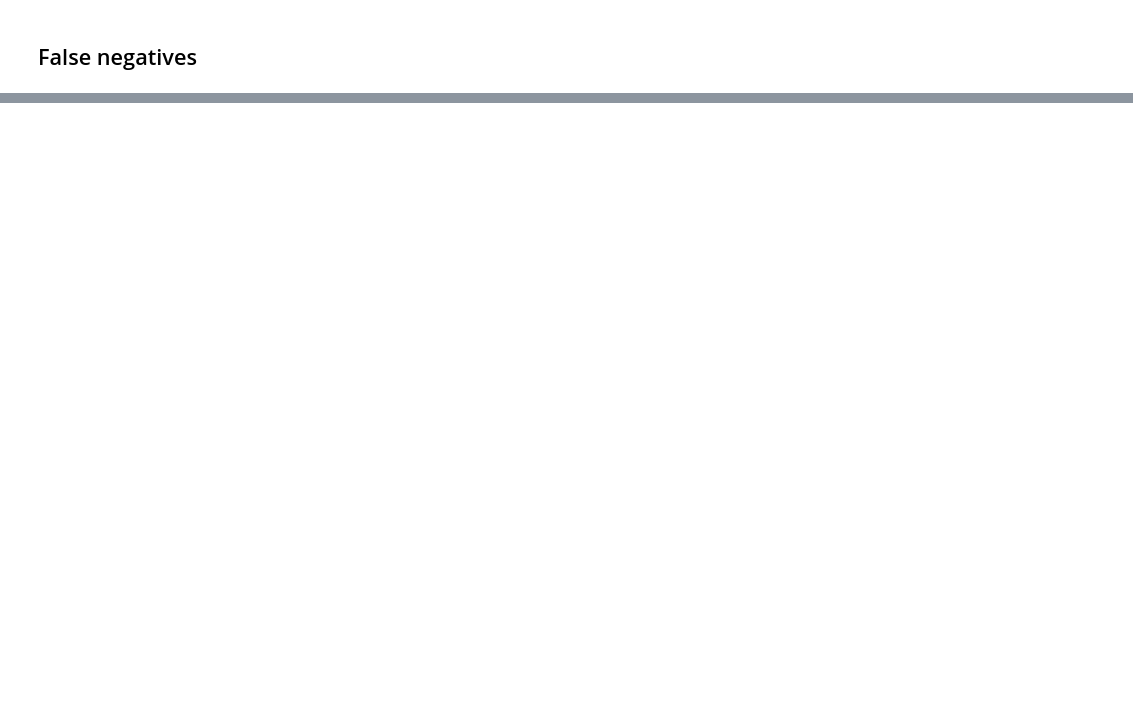
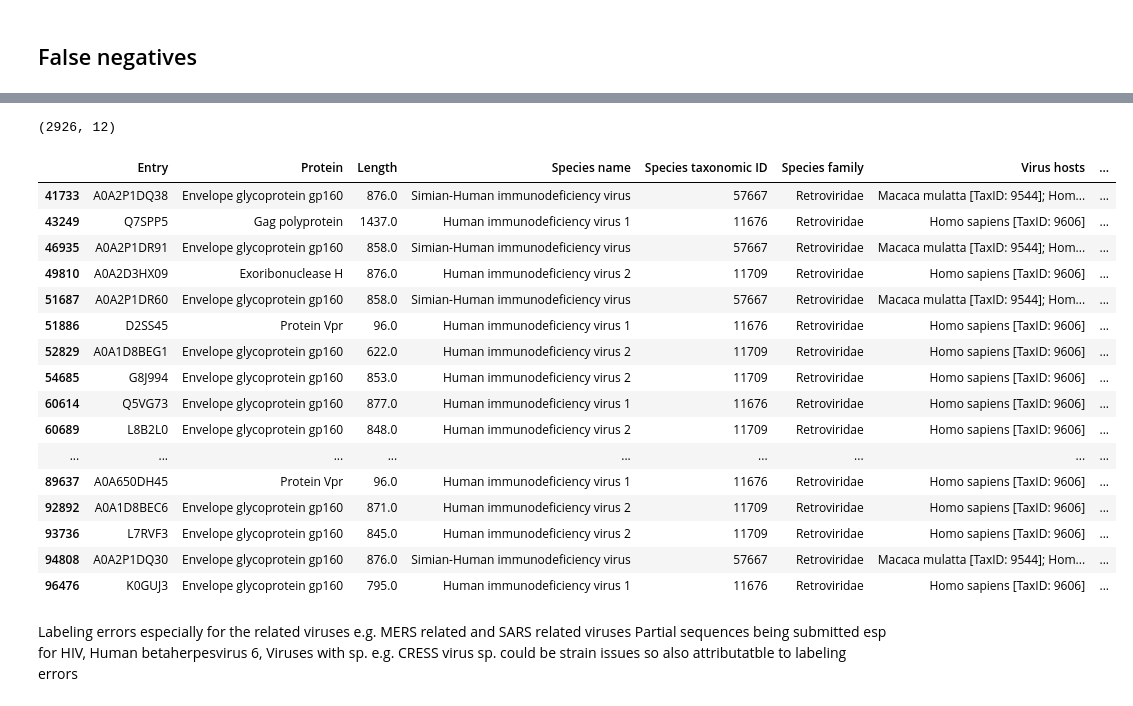
Before and after one commit to Rudolph-afk/Zoon0PredV, a Jupyter notebook: notebooks/Results.ipynb, the cells around one changed output, grey strips where cells are left out. Drawn from its saved outputs; the diff is of its cells as text; code cells hidden in the pictures; blank space fills up the shorter version.

```diff
--- a/notebooks/Results.ipynb
+++ b/notebooks/Results.ipynb
@@ -364,10 +390,15 @@ results = pd.DataFrame.from_dict({
     'True values':true_values,
     'Predictions':predictions}
 )
-results['Entry'] = results["Filenames"].str.split("_")[1]
+# %%
+results['Entry'] = results["Filenames"].str.split("_").apply(lambda val: val[2])
 # %%
-zoonopred_data = "/home/rserage/Documents/Masters Project/Docs/Drafts/Thesis/assets/figures/adoring_knuth/Zoon0PredV/Zoon0PredVData.csv.gz"
+# zoonopred_data = "/home/rserage/Documents/Masters Project/Docs/Drafts/Thesis/assets/figures/adoring_knuth/Zoon0PredV/Zoon0PredVData.csv.gz"
+zoonopred_data = "../Zoon0PredV/Zoon0PredVData.csv.gz"
 # %%
 df = pd.read_csv(zoonopred_data)
 # %% [markdown]
 ## False positives
+# %%
+results.rename({'Predictions': "Probas"}, axis=1, inplace=True)
+results['Predictions'] = results['Probas'].apply(lambda val: 1.0 if (val >= 0.5) else 0.0)
@@ -398,2 +651,28 @@ entries_false_negatives['Virus hosts'].nunique()
 # %%
-entries_false_negatives['Species name'].nunique()
+df[(df["Entry"].isin(results['Entry'].tolist())) & (df['Species name'].str.contains("Human immunodeficiency virus"))].shape
+# %% [output]
+(2926, 12)
+# %%
+entries_false_negatives[entries_false_negatives['Species name'].str.contains("Human immunodeficiency virus")]
+# %% [output]
+|  | Entry | Protein | Length | Species name | Species taxonomic ID | Species family | Virus hosts | ... |
+| 41733 | A0A2P1DQ38 | Envelope glycoprotein gp160 | 876.0 | Simian-Human immunodeficiency virus | 57667 | Retroviridae | Macaca mulatta [TaxID: 9544]; Hom... | ... |
+| 43249 | Q7SPP5 | Gag polyprotein | 1437.0 | Human immunodeficiency virus 1 | 11676 | Retroviridae | Homo sapiens [TaxID: 9606] | ... |
+| 46935 | A0A2P1DR91 | Envelope glycoprotein gp160 | 858.0 | Simian-Human immunodeficiency virus | 57667 | Retroviridae | Macaca mulatta [TaxID: 9544]; Hom... | ... |
+| 49810 | A0A2D3HX09 | Exoribonuclease H | 876.0 | Human immunodeficiency virus 2 | 11709 | Retroviridae | Homo sapiens [TaxID: 9606] | ... |
+| 51687 | A0A2P1DR60 | Envelope glycoprotein gp160 | 858.0 | Simian-Human immunodeficiency virus | 57667 | Retroviridae | Macaca mulatta [TaxID: 9544]; Hom... | ... |
+| 51886 | D2SS45 | Protein Vpr | 96.0 | Human immunodeficiency virus 1 | 11676 | Retroviridae | Homo sapiens [TaxID: 9606] | ... |
+| 52829 | A0A1D8BEG1 | Envelope glycoprotein gp160 | 622.0 | Human immunodeficiency virus 2 | 11709 | Retroviridae | Homo sapiens [TaxID: 9606] | ... |
+| 54685 | G8J994 | Envelope glycoprotein gp160 | 853.0 | Human immunodeficiency virus 2 | 11709 | Retroviridae | Homo sapiens [TaxID: 9606] | ... |
+| 60614 | Q5VG73 | Envelope glycoprotein gp160 | 877.0 | Human immunodeficiency virus 1 | 11676 | Retroviridae | Homo sapiens [TaxID: 9606] | ... |
+| 60689 | L8B2L0 | Envelope glycoprotein gp160 | 848.0 | Human immunodeficiency virus 2 | 11709 | Retroviridae | Homo sapiens [TaxID: 9606] | ... |
+| ... | ... | ... | ... | ... | ... | ... | ... | ... |
+| 89637 | A0A650DH45 | Protein Vpr | 96.0 | Human immunodeficiency virus 1 | 11676 | Retroviridae | Homo sapiens [TaxID: 9606] | ... |
+| 92892 | A0A1D8BEC6 | Envelope glycoprotein gp160 | 871.0 | Human immunodeficiency virus 2 | 11709 | Retroviridae | Homo sapiens [TaxID: 9606] | ... |
+| 93736 | L7RVF3 | Envelope glycoprotein gp160 | 845.0 | Human immunodeficiency virus 2 | 11709 | Retroviridae | Homo sapiens [TaxID: 9606] | ... |
+| 94808 | A0A2P1DQ30 | Envelope glycoprotein gp160 | 876.0 | Simian-Human immunodeficiency virus | 57667 | Retroviridae | Macaca mulatta [TaxID: 9544]; Hom... | ... |
+| 96476 | K0GUJ3 | Envelope glycoprotein gp160 | 795.0 | Human immunodeficiency virus 1 | 11676 | Retroviridae | Homo sapiens [TaxID: 9606] | ... |
+# %% [markdown]
+Labeling errors especially for the related viruses e.g. MERS related and SARS related viruses
+Partial sequences being submitted esp for HIV, Human betaherpesvirus 6,
+Viruses with sp. e.g. CRESS virus sp. could be strain issues so also attributatble to labeling errors
```
Also changed, not shown: parts of 45 cells of this notebook, 2 other files.
